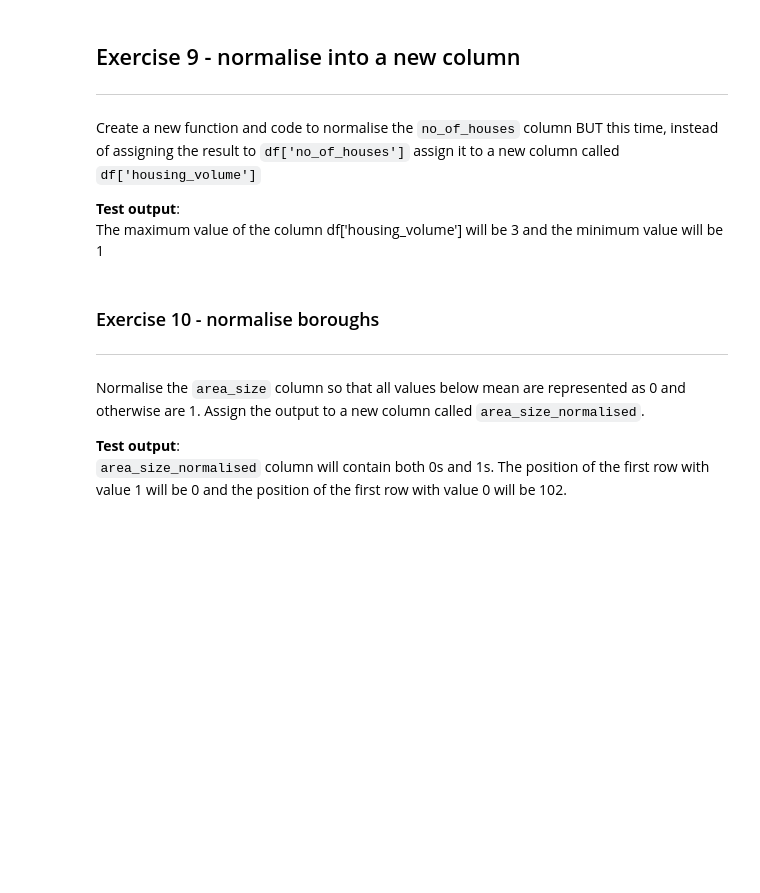
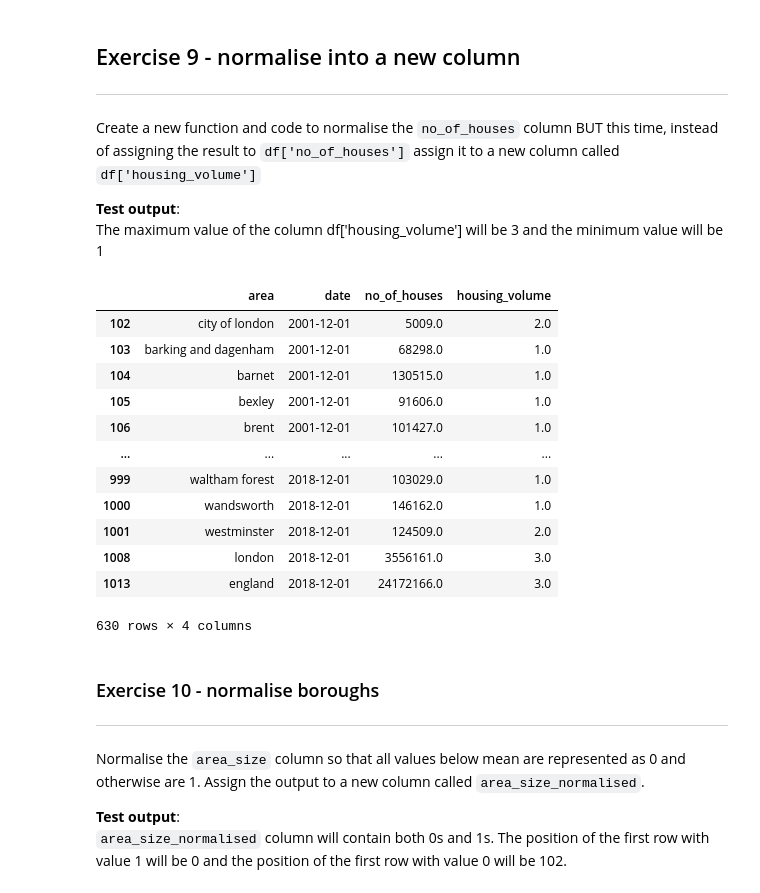
Before and after one commit to fraserrbarclay/Python-Data-Practicals, a Jupyter notebook: worksheets/Sorting_and_cleaning.ipynb, the cells around one changed output. Cells and saved outputs as stored; diff of their text form; code cells hidden in the pictures; blank space fills up the shorter version.

```diff
--- a/worksheets/Sorting_and_cleaning.ipynb
+++ b/worksheets/Sorting_and_cleaning.ipynb
@@ -323,6 +404,35 @@ Create a new function and code to normalise the `no_of_houses` column BUT this t
 
 **Test output**:
 The maximum value of the column df['housing_volume'] will be 3 and the minimum value will be 1
+# %%
+median =  df.describe()['number_of_jobs']['50%']
+UQ =  df.describe()['number_of_jobs']['75%']
+# %%
+def normalise_housing(df):
+  if df['no_of_houses'] < median:
+    return 1
+  elif df ['no_of_houses'] < UQ:
+    return 2
+  elif df ['no_of_houses'] >= UQ:
+    return 3
+  else:
+    return np.nan
+df['housing_volume']= df.apply(normalise_jobs, axis =1)
+df[['area','date','no_of_houses','housing_volume']].dropna()
+# %% [output]
+|  | area | date | no_of_houses | housing_volume |
+| 102 | city of london | 2001-12-01 | 5009.0 | 2.0 |
+| 103 | barking and dagenham | 2001-12-01 | 68298.0 | 1.0 |
+| 104 | barnet | 2001-12-01 | 130515.0 | 1.0 |
+| 105 | bexley | 2001-12-01 | 91606.0 | 1.0 |
+| 106 | brent | 2001-12-01 | 101427.0 | 1.0 |
+| ... | ... | ... | ... | ... |
+| 999 | waltham forest | 2018-12-01 | 103029.0 | 1.0 |
+| 1000 | wandsworth | 2018-12-01 | 146162.0 | 1.0 |
+| 1001 | westminster | 2018-12-01 | 124509.0 | 2.0 |
+| 1008 | london | 2018-12-01 | 3556161.0 | 3.0 |
+| 1013 | england | 2018-12-01 | 24172166.0 | 3.0 |
+630 rows × 4 columns
 # %% [markdown]
 ### Exercise 10 - normalise boroughs
 ---
```
Also changed, not shown: parts of 7 cells of this notebook.
